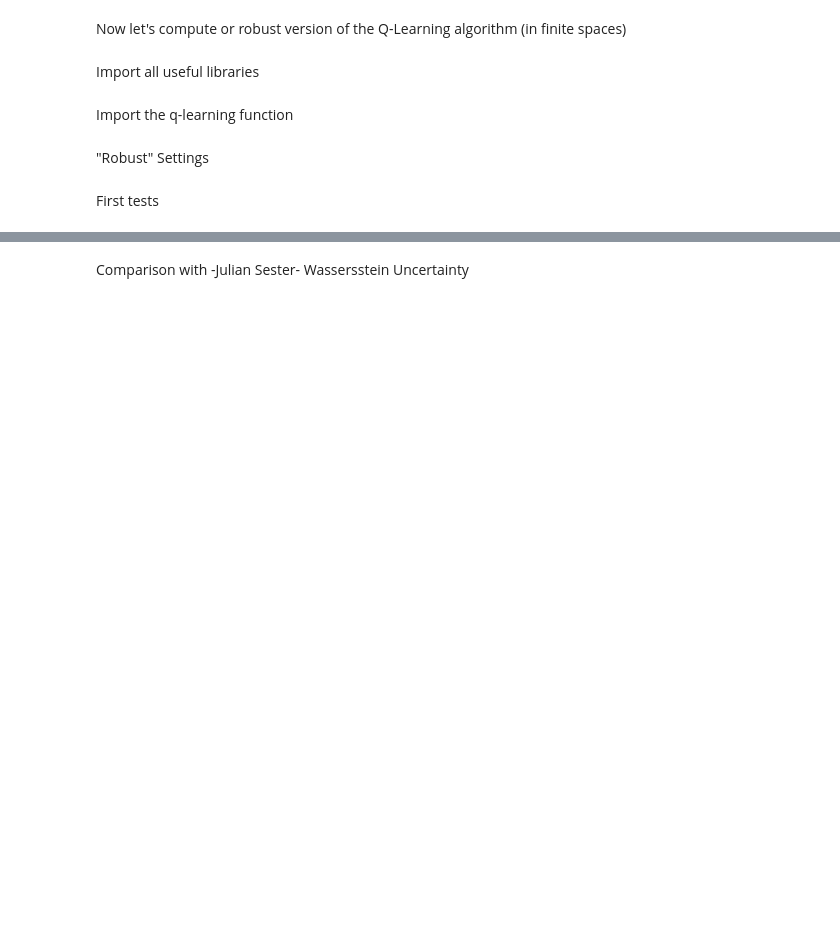
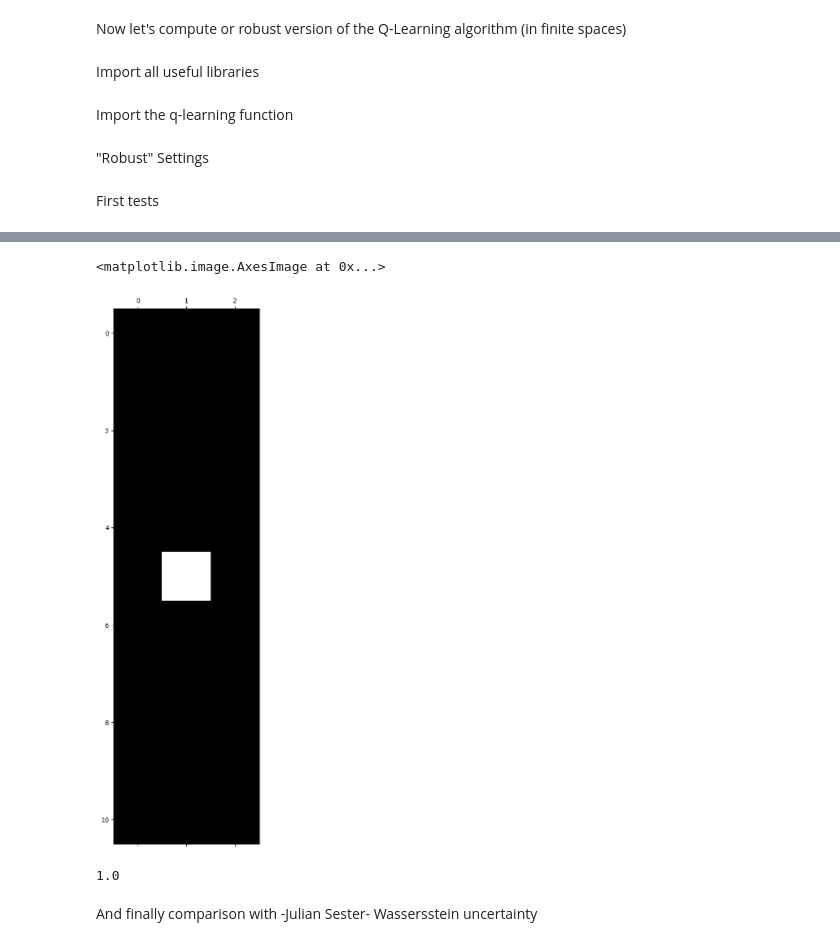
Before and after one commit to CecileDecker/Q_learning, a Jupyter notebook: Robust_cointoss.ipynb, the cells around one changed output, grey strips where cells are left out. Cells and saved outputs as stored; diff of their text form; code cells hidden in the pictures; blank space fills up the shorter version.

```diff
--- a/Robust_cointoss.ipynb
+++ b/Robust_cointoss.ipynb
@@ -155,4 +185,13 @@ plt.plot(Gamma, '*')
+# %%
+plt.matshow(I_, cmap='gray')
+# %% [output]
+<matplotlib.image.AxesImage at 0x...>
+[figure, added]
+# %%
+print(sum(sum(I_)))
+# %% [output]
+1.0
 # %% [markdown]
-Comparison with -Julian Sester- Wassersstein Uncertainty
+And finally comparison with -Julian Sester- Wassersstein uncertainty
 # %%
 from julian_sester__Q_learning import *
```
Also changed, not shown: parts of 22 cells of this notebook, 3 other files.
